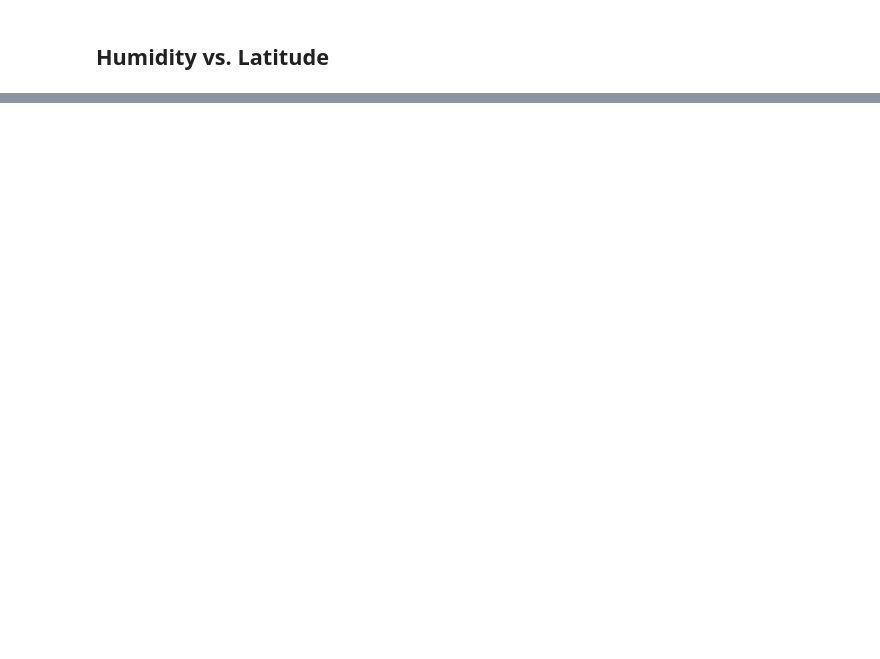
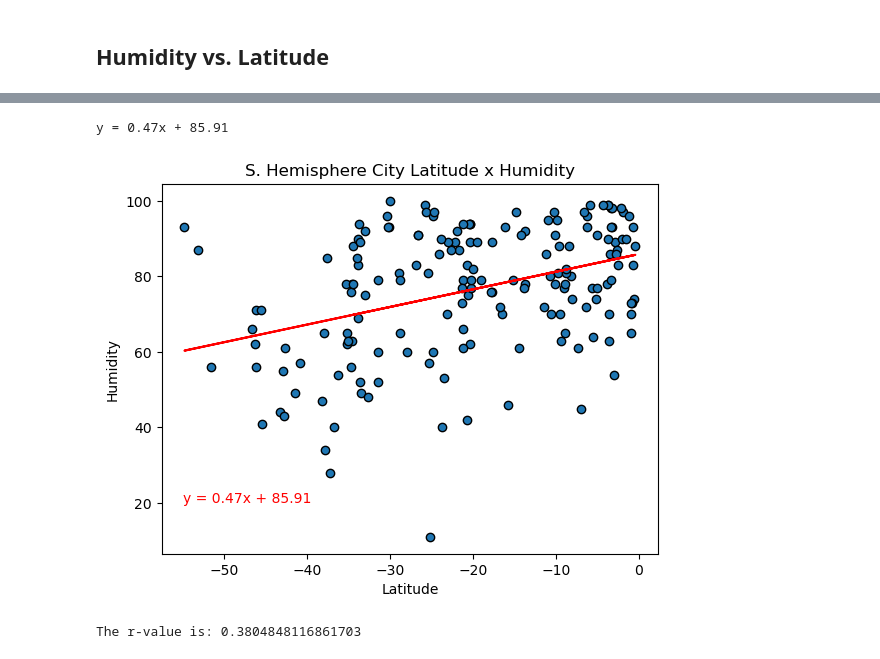
Before and after one commit to SolSolstice/APIs-Challenge, a Jupyter notebook: workfolder/WeatherPy.ipynb, the cells around one changed output, grey strips where cells are left out. Saved outputs shown, nothing was run; the diff lists cells and outputs as text; code cells hidden in the pictures; blank space fills up the shorter version.

```diff
--- a/workfolder/WeatherPy.ipynb
+++ b/workfolder/WeatherPy.ipynb
@@ -387,13 +388,19 @@ dtype: int64
 # Linear regression on Northern Hemisphere
 
 (temp_slope,temp_intercept,temp_rvalue,temp_pvalue,temp_sterr) = stats.linregress(northern_hemi_df["Lat"],northern_hemi_df["Max Temp"])
-    # N. Lat x Temp
+# N. Lat x Temp
 (s_temp_slope,s_temp_intercept,s_temp_rvalue,s_temp_pvalue,s_temp_sterr) = stats.linregress(southern_hemi_df["Lat"],southern_hemi_df["Max Temp"])
-    # S. Lat x Temp
+# S. Lat x Temp
 (humid_slope,humid_intercept,humid_rvalue,humid_pvalue,humid_sterr) = stats.linregress(northern_hemi_df["Lat"],northern_hemi_df["Humidity"])
-    # Lat x Humidity
+# N. Lat x Humidity
+(s_humid_slope,s_humid_intercept,s_humid_rvalue,s_humid_pvalue,s_humid_sterr) = stats.linregress(southern_hemi_df["Lat"],southern_hemi_df["Humidity"])
+# S. Lat x Humidity
 (cloud_slope,cloud_intercept,cloud_rvalue,cloud_pvalue,cloud_sterr) = stats.linregress(northern_hemi_df["Lat"],northern_hemi_df["Cloudiness"])
-    # Lat x Cloudiness
+# N. Lat x Cloudiness
+(s_cloud_slope,s_cloud_intercept,s_cloud_rvalue,s_cloud_pvalue,s_cloud_sterr) = stats.linregress(southern_hemi_df["Lat"],southern_hemi_df["Cloudiness"])
+# S. Lat x Cloudiness
 (wind_slope,wind_intercept,wind_rvalue,wind_pvalue,wind_sterr) = stats.linregress(northern_hemi_df["Lat"],northern_hemi_df["Wind Speed"])
-    #  Lat x Wind Speed
+# N. Lat x Wind Speed
+(s_wind_slope,s_wind_intercept,s_wind_rvalue,s_wind_pvalue,s_wind_sterr) = stats.linregress(southern_hemi_df["Lat"],southern_hemi_df["Wind Speed"])
+# S. Lat x Wind Speed
 # %%
@@ -446,0 +478,20 @@ The r-value is: 0.47142796748458926
+# %%
+s_humid_yval = southern_hemi_df["Humidity"]
+plt.scatter(southern_xval,s_humid_yval,edgecolors='k')
+
+s_humid_regressionvalues = southern_hemi_df["Lat"]*s_humid_slope+s_humid_intercept
+
+lineEQ = f"y = {s_humid_slope:.2f}x + {s_humid_intercept:.2f}"
+print(lineEQ)
+
+plt.plot(southern_hemi_df["Lat"],s_humid_regressionvalues, "r-")
+plt.annotate(lineEQ,(-55,20),color='red')
+plt.title("S. Hemisphere City Latitude x Humidity")
+plt.xlabel("Latitude")
+plt.ylabel("Humidity")
+plt.show()
+print(f"The r-value is: {s_humid_rvalue}")
+# %% [output]
+y = 0.47x + 85.91
+[figure, added]
+The r-value is: 0.3804848116861703
```
Also changed, not shown: parts of 25 cells of this notebook, 5 other files.
